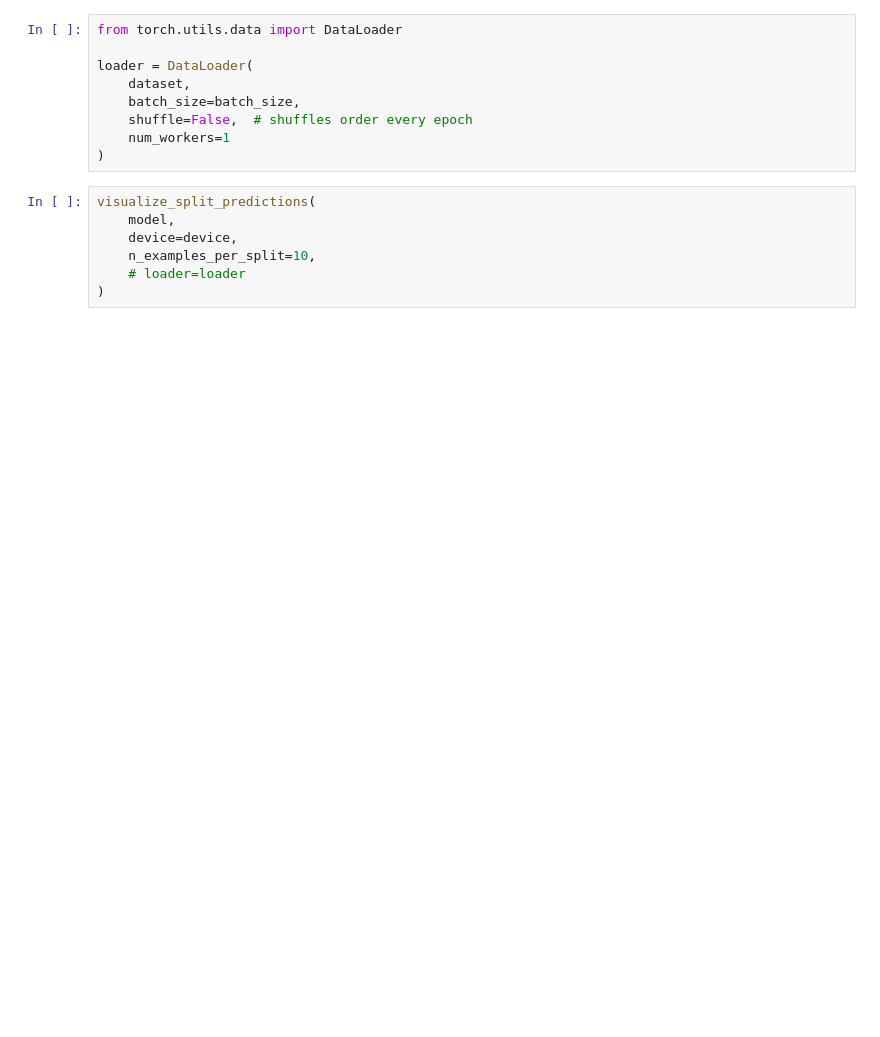
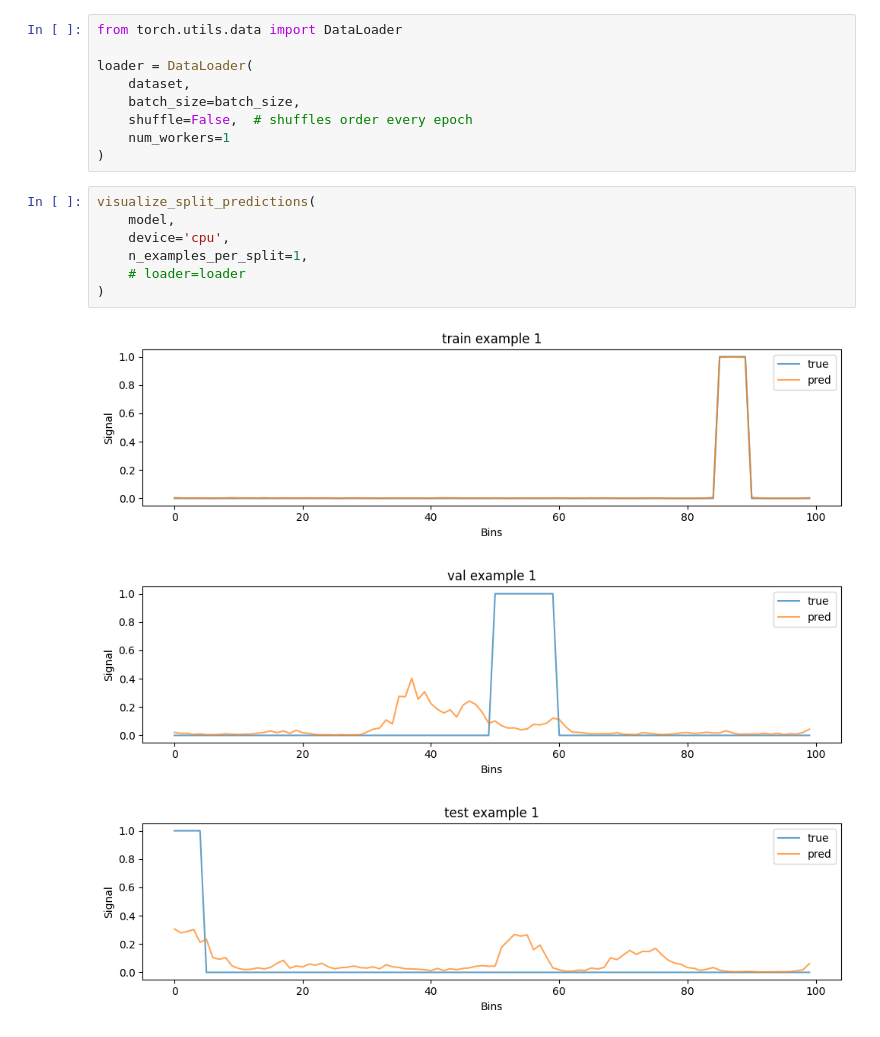
Before and after one commit to alw399/FACT, a Jupyter notebook: notebooks/train_seq.ipynb, the cells around one changed output. Saved outputs shown, nothing was run; the diff lists cells and outputs as text; blank space fills up the shorter version.

```diff
--- a/notebooks/train_seq.ipynb
+++ b/notebooks/train_seq.ipynb
@@ -110,7 +119,11 @@ loader = DataLoader(
 # %%
 visualize_split_predictions(
     model,
-    device=device,
-    n_examples_per_split=10,
+    device='cpu',
+    n_examples_per_split=1,
     # loader=loader
 )
+# %% [output]
+[figure, added]
+[figure, added]
+[figure, added]
```
Also changed, not shown: parts of 9 cells of this notebook, 8 other files.
